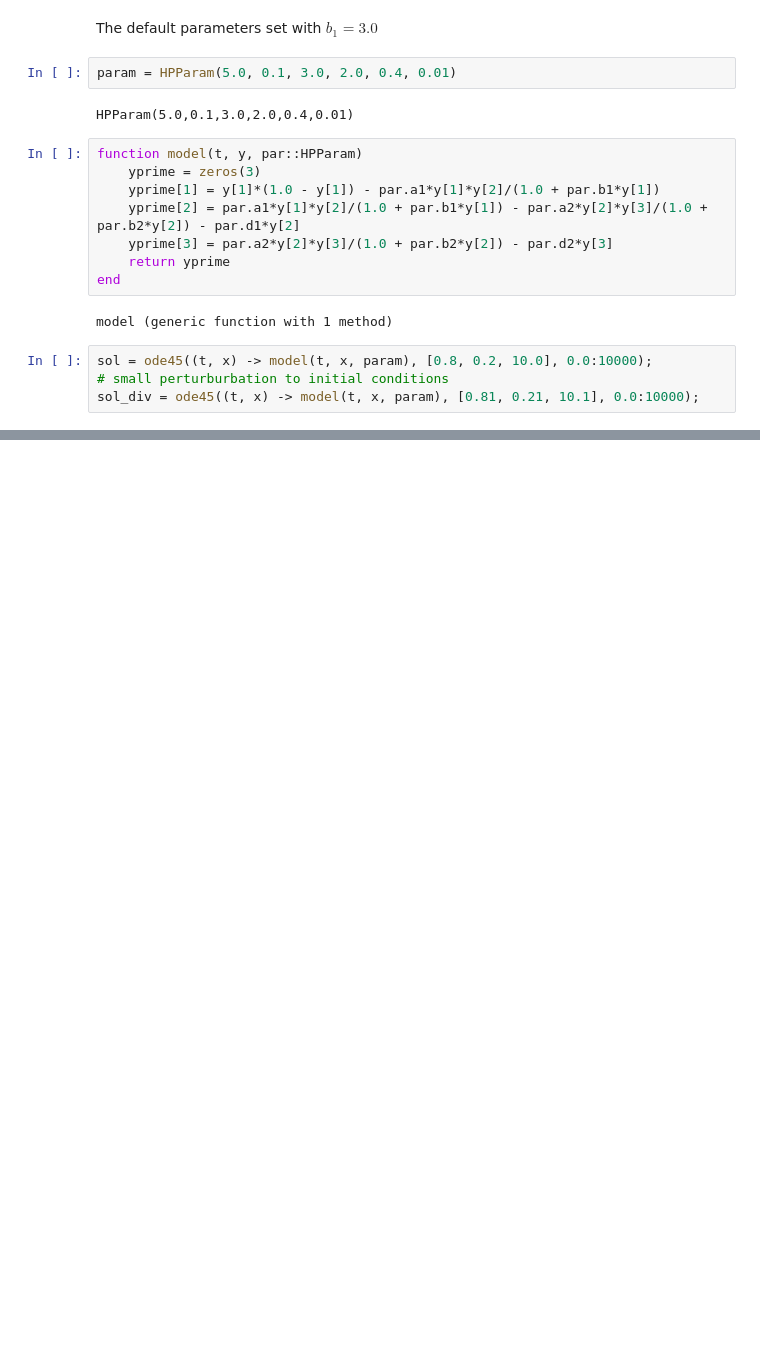
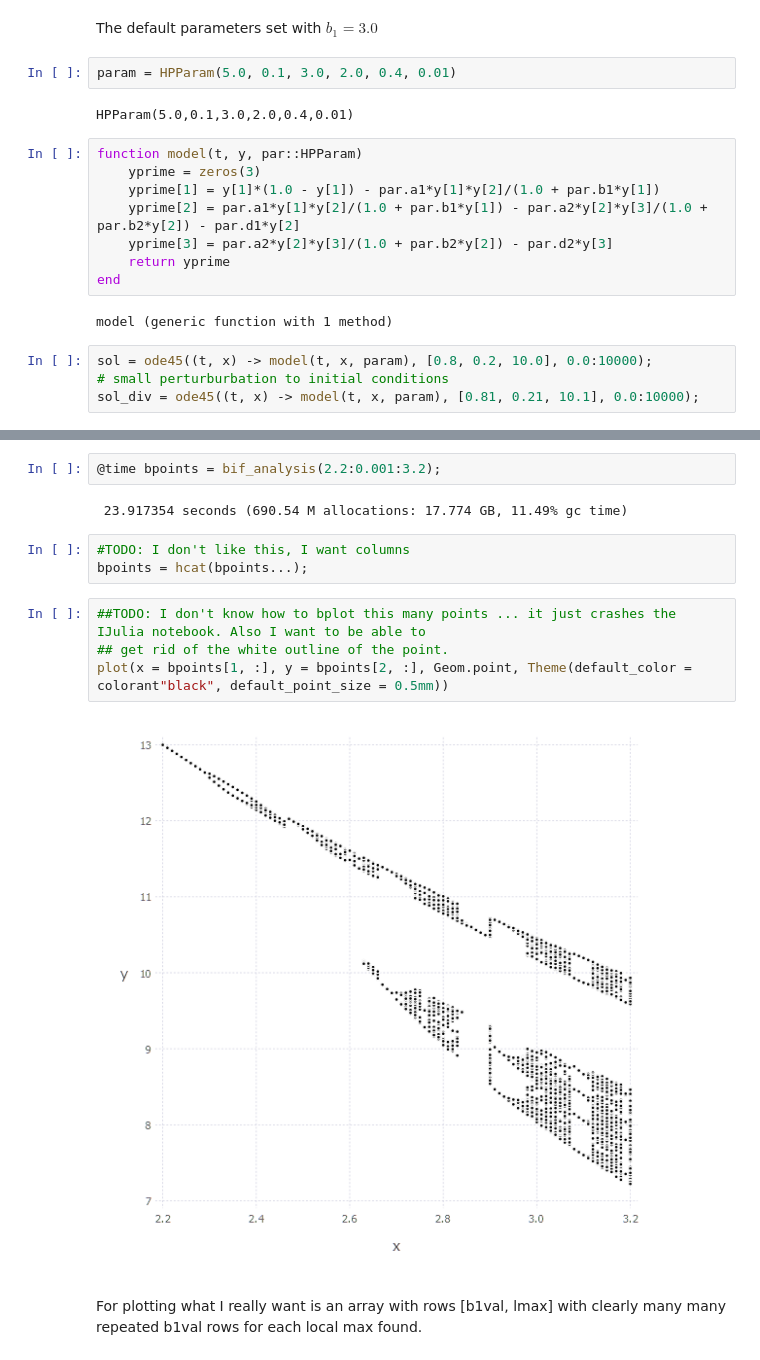
Before and after one commit to gabrielgellner/DiffEQ, a Jupyter notebook: examples/Hastings and Powell.ipynb, the cells around one changed output, grey strips where cells are left out. Saved outputs shown, nothing was run; the diff lists cells and outputs as text; blank space fills up the shorter version.

```diff
--- a/examples/Hastings and Powell.ipynb
+++ b/examples/Hastings and Powell.ipynb
@@ -41,0 +92,15 @@ vstack(p1, p2, p3)
+# %%
+@time bpoints = bif_analysis(2.2:0.001:3.2);
+# %% [output]
+ 23.917354 seconds (690.54 M allocations: 17.774 GB, 11.49% gc time)
+# %%
+#TODO: I don't like this, I want columns
+bpoints = hcat(bpoints...);
+# %%
+##TODO: I don't know how to bplot this many points ... it just crashes the IJulia notebook. Also I want to be able to
+## get rid of the white outline of the point.
+plot(x = bpoints[1, :], y = bpoints[2, :], Geom.point, Theme(default_color = colorant"black", default_point_size = 0.5mm))
+# %% [output]
+[figure, added]
+# %% [markdown]
+For plotting what I really want is an array with rows [b1val, lmax] with clearly many many repeated b1val rows for each local max found.
```
Also changed, not shown: parts of 9 cells of this notebook, 3 other files.
